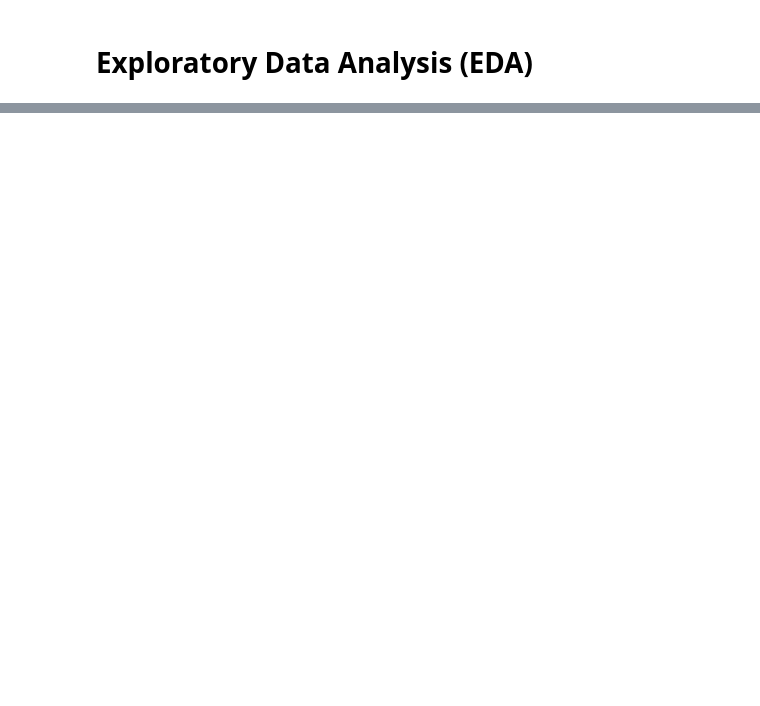
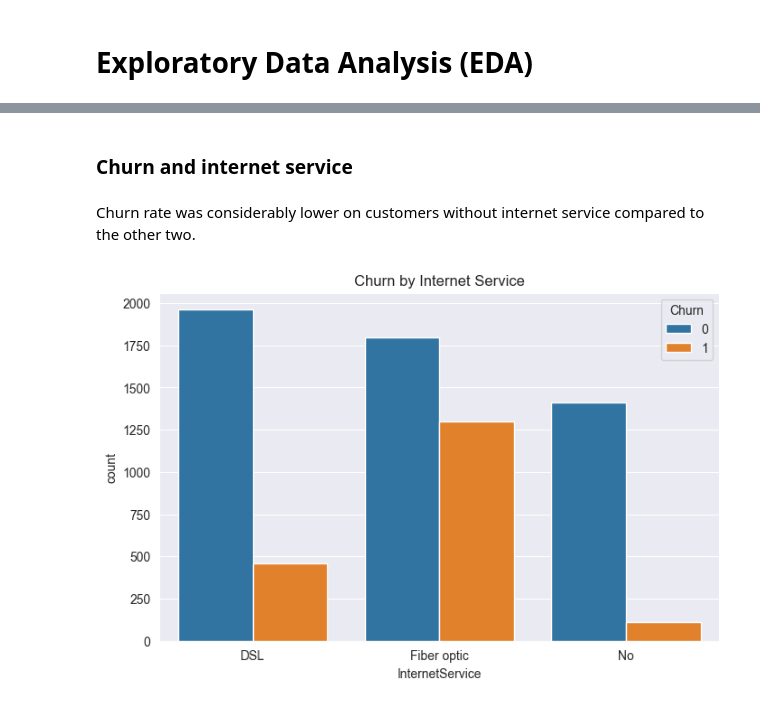
Before and after one commit to Lucasqrz1/Customer_Churn_Analysis, a Jupyter notebook: data/raw/Cust_Churn_Analysis.ipynb, the cells around one changed output, grey strips where cells are left out. Cells and saved outputs as stored; diff of their text form; code cells hidden in the pictures; blank space fills up the shorter version.

```diff
--- a/data/raw/Cust_Churn_Analysis.ipynb
+++ b/data/raw/Cust_Churn_Analysis.ipynb
@@ -171,0 +148,10 @@ for name, model in models.items():
+# %% [markdown]
+### Churn and internet service
+# %% [markdown]
+Churn rate was considerably lower on customers without internet service compared to the other two.
+# %%
+sns.countplot(x="InternetService", hue="Churn", data=df)
+plt.title("Churn by Internet Service")
+plt.show()
+# %% [output]
+[figure, added]
```
Also changed, not shown: parts of 27 cells of this notebook.
